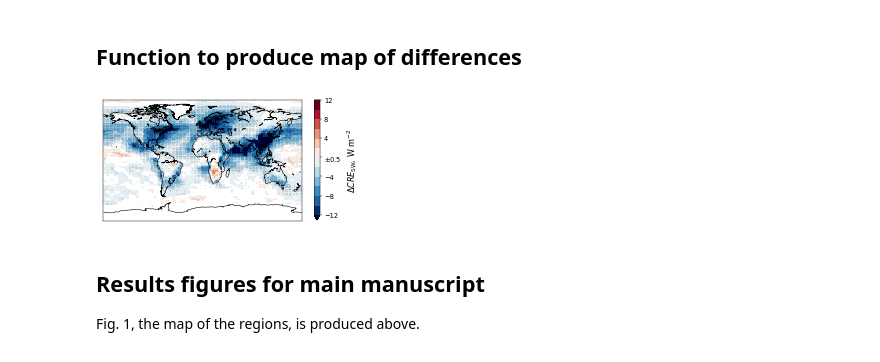
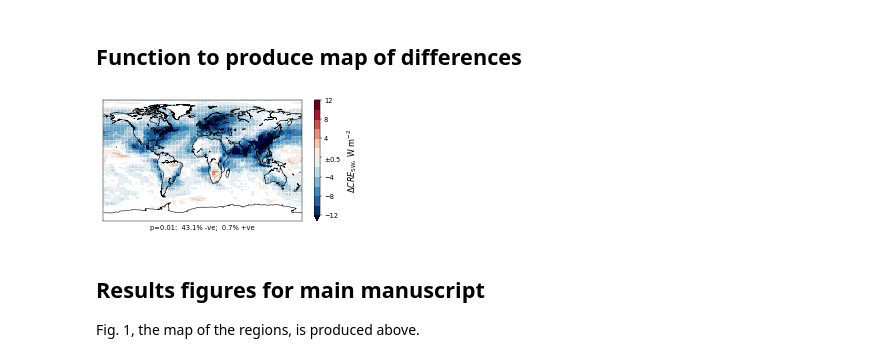
Before and after one commit to grandey/draft2017a-region-rfp, a Jupyter notebook: figures_draft2017a.ipynb, the cells around one changed output. Drawn from its saved outputs; the diff is of its cells as text; code cells hidden in the pictures.

Commit message:
figures_draft2017a.ipynb difference_map(): annotating with % significant and positive/negative

```diff
--- a/figures_draft2017a.ipynb
+++ b/figures_draft2017a.ipynb
@@ -800,12 +800,20 @@ def difference_map(variable='SWCF_d1',
         w_sig = np.where((p_value.ravel() <= 0.01) &  # statistically significant at 0.01 &
                          (np.abs(mean.values.ravel()) >  # mean larger than whiteout value
                           float(whiteout)))
+        w_pos = np.where((p_value.ravel() <= 0.01) &  # significant and positive
+                         (mean.values.ravel() > 0))
+        w_neg = np.where((p_value.ravel() <= 0.01) &  # significant and negative
+                         (mean.values.ravel() < 0))
     else:  # if p-values not available, use 99% confidence interval
         ci99 = stats_dict['ci99']
         ci99[0] * ci99[1]
         w_sig = np.where(((ci99[0]*ci99[1]).values.ravel() > 0) &  # 99% CI does not include zero &
                          (np.abs(mean.values.ravel()) >  # mean larger than whiteout value
                           float(whiteout)))
+        w_pos = np.where(((ci99[0]*ci99[1]).values.ravel() > 0) &  # significant and positive
+                         (mean.values.ravel() > 0))
+        w_neg = np.where(((ci99[0]*ci99[1]).values.ravel() > 0) &  # significant and positive
+                         (mean.values.ravel() < 0)) # negative
     lon_sig, lat_sig = np.meshgrid(mean['lon'].values, mean['lat'].values)
     lon_sig = lon_sig.ravel()[w_sig]
     lat_sig = lat_sig.ravel()[w_sig]
@@ -820,34 +828,42 @@ def difference_map(variable='SWCF_d1',
                    vmin=vlim[0], vmax=vlim[1], cmap=cmap, aspect='auto')
     ax.scatter(lon_sig, lat_sig, marker='.', s=0.05, c='k')
     # Colorbar
     if colorbar:
         if mean.min() < vlim[0] and mean.max() > vlim[1]:
             extend = 'both'
         elif mean.min() < vlim[0]:
             extend = 'min'
         elif mean.max() > vlim[1]:
             extend = 'max'
         else:
             extend = 'neither'
         ticks = np.arange(vlim[0], vlim[1]+1e-10, (vlim[1]-vlim[0])/(nlev/2))
         cbar = plt.colorbar(im, ticks=ticks, extend=extend)
         if float(whiteout) != 0:
             tick_labels = [item.get_text() for item in cbar.ax.get_yticklabels()]
             tick_labels[int(nlev/4)] = r'$\pm$' + whiteout
             cbar.ax.set_yticklabels(tick_labels, fontsize='large')
         label = '{}, {}'.format(variable_symbol_dict[variable],
                                 variable_units_dict[variable])
         cbar.set_label(label, fontsize='x-large', labelpad=7)
+    # Anotate with % significant and positive/negative
+    n_boxes = mean['lon'].size * mean['lat'].size
+    perc_pos = w_pos[0].size / n_boxes * 100
+    perc_neg = w_neg[0].size / n_boxes * 100
+    ax.text(0, -95,
+            'p=0.01:  {:.1f}% -ve;  {:.1f}% +ve'.format(perc_neg, perc_pos),
+            verticalalignment='top', horizontalalignment='center',
+            fontsize='large')
     # Title
     if title:
         ax.set_title(title, fontsize='x-large')
     return ax, im, mean
 
 # Example
 if True:
     difference_map()
 # %% [output]
-[figure, old version]
+[figure, new version]
 # %% [markdown]
 ## Results figures for main manuscript
 Fig. 1, the map of the regions, is produced above.
```
